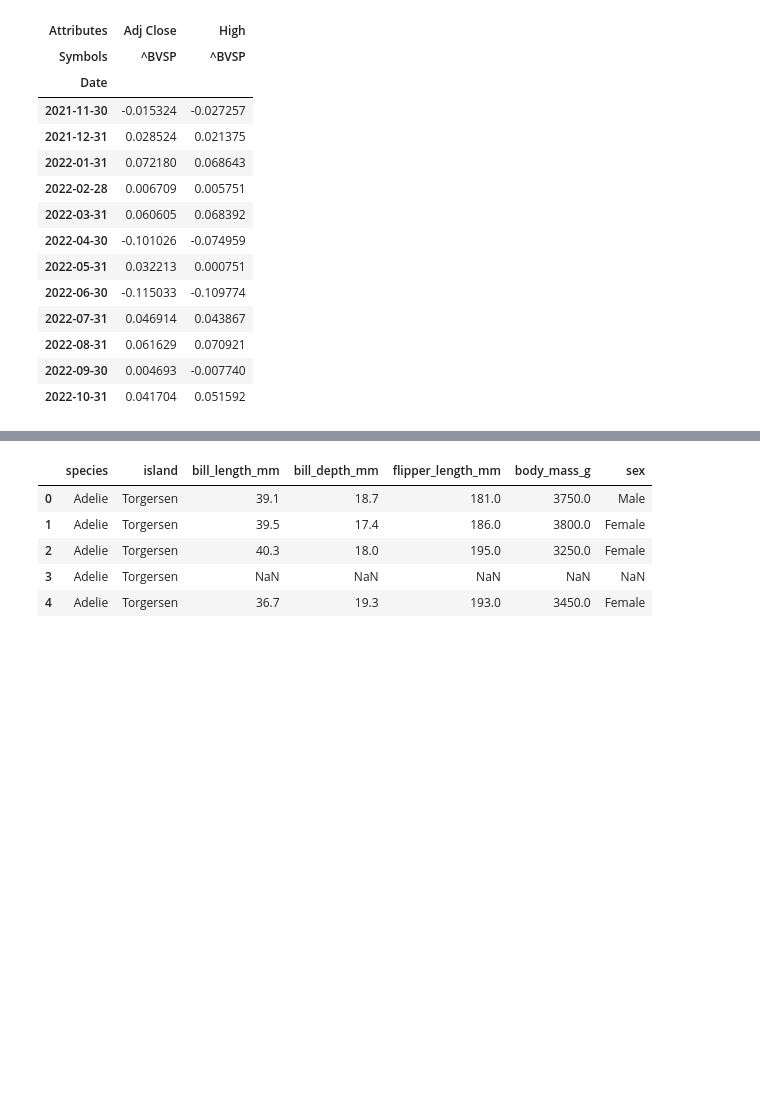
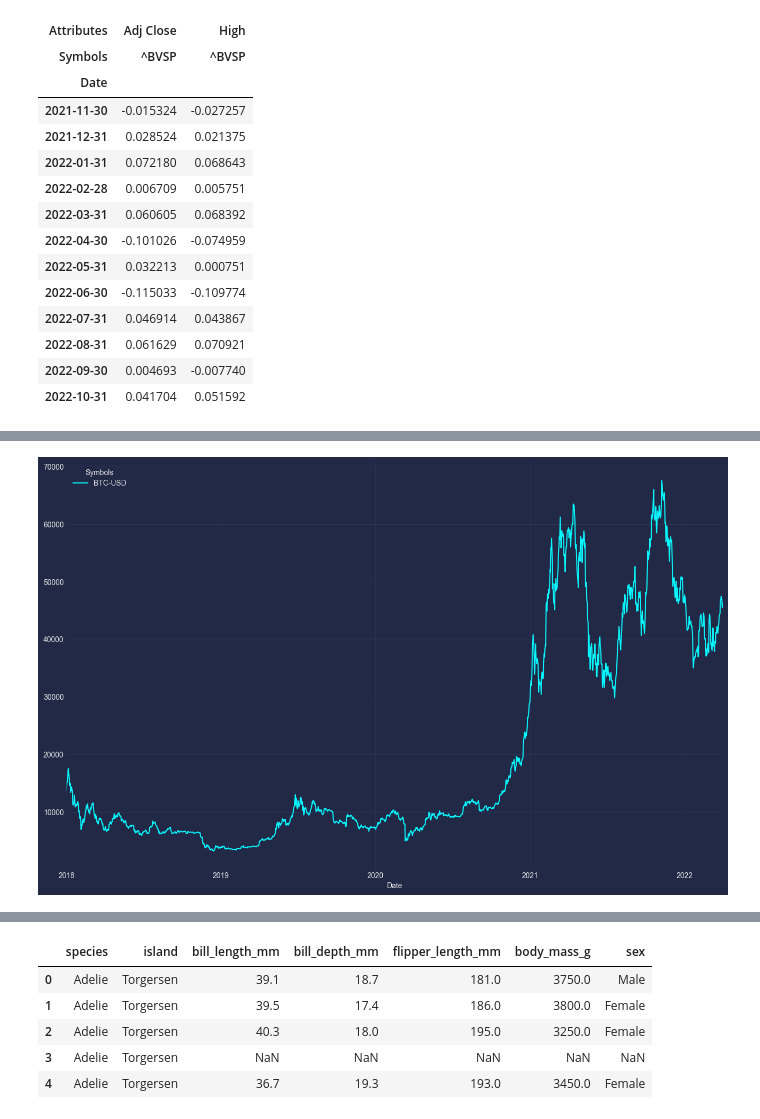
Before and after one commit to WallisonSantos/AppPy, a Jupyter notebook: app.ipynb, the cells around one changed output, grey strips where cells are left out. Cells and saved outputs as stored; diff of their text form; code cells hidden in the pictures; blank space fills up the shorter version.

```diff
--- a/app.ipynb
+++ b/app.ipynb
@@ -33,3 +48,9 @@ dados_mercado_bolsa
 | 2022-08-31 | 0.061629 | 0.070921 |
 | 2022-09-30 | 0.004693 | -0.007740 |
 | 2022-10-31 | 0.041704 | 0.051592 |
+# %%
+indice = ['BTC-USD']
+
+bitcoin = pdr.get_data_yahoo(indice,
+                             start=datetime.datetime(2018,1,1),
+                             end=datetime.datetime(2022, 4, 1))
@@ -35,0 +75,8 @@ dados_mercado_bolsa
+# %%
+plt.style.use('cyberpunk')
+
+bitcoin['Close'].plot( figsize=(16, 10) )
+
+plt.show()
+# %% [output]
+[figure, added]
```
Also changed, not shown: parts of 8 cells of this notebook, 4 other files.
